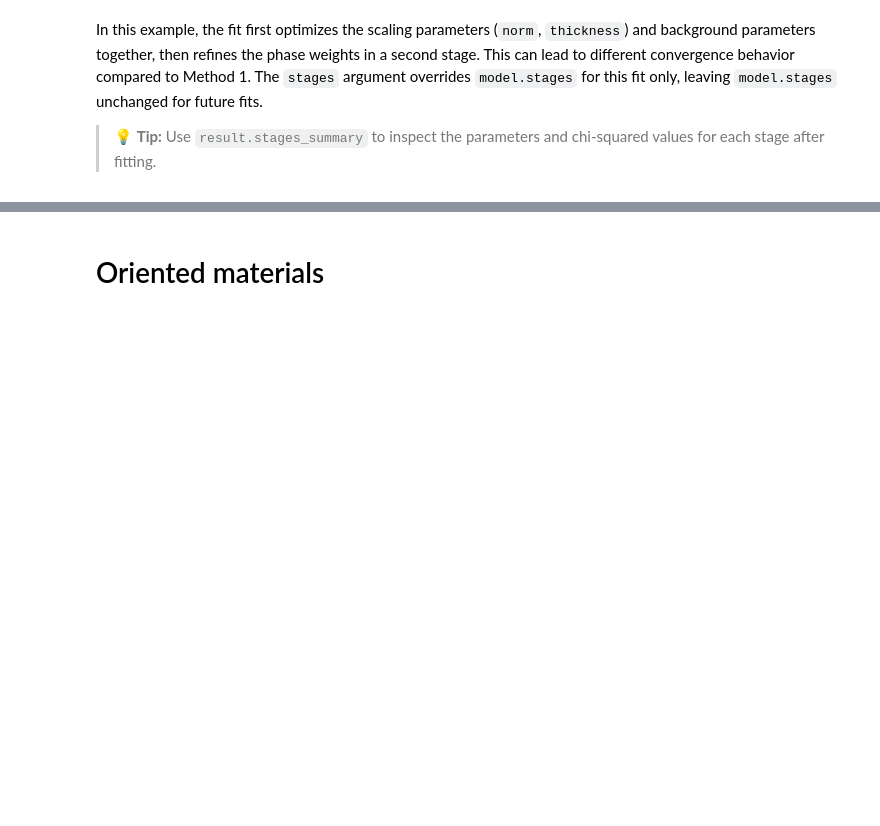
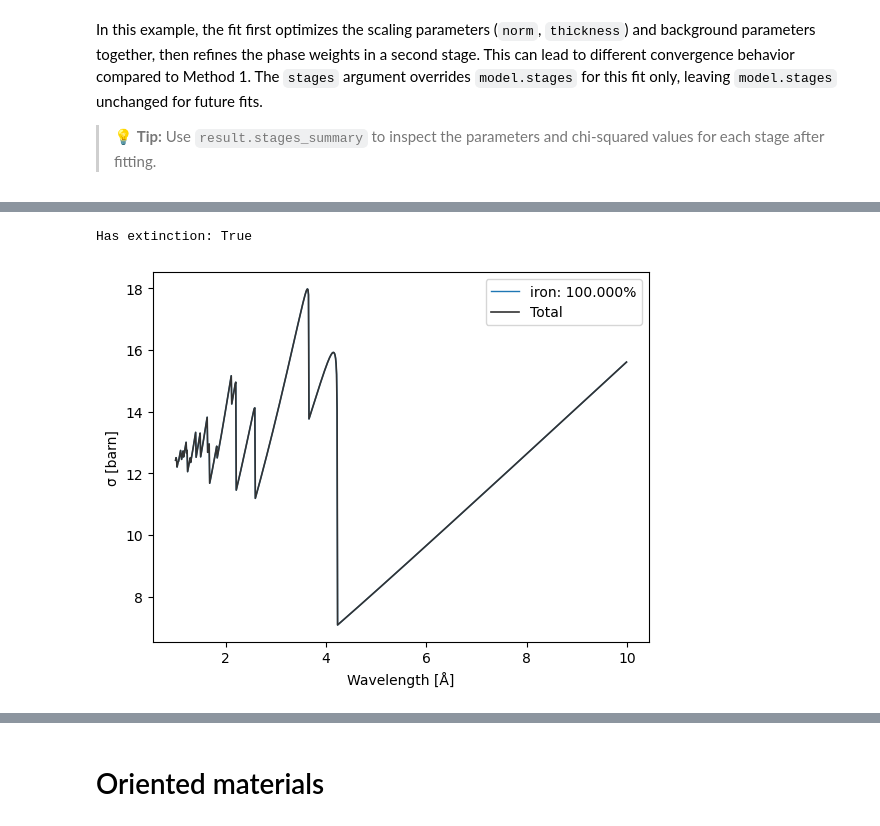
Before and after one commit to TsvikiHirsh/nbragg, a Jupyter notebook: notebooks/nbragg_tutorial.ipynb, the cells around one changed output, grey strips where cells are left out. Drawn from its saved outputs; the diff is of its cells as text; code cells hidden in the pictures; blank space fills up the shorter version.

```diff
--- a/notebooks/nbragg_tutorial.ipynb
+++ b/notebooks/nbragg_tutorial.ipynb
@@ -430,0 +443,25 @@ xs_sans.plot()
+# %%
+# Define material with extinction
+xs_ext = nbragg.CrossSection({
+    'iron': {
+        'mat': 'Fe_sg225_Iron-gamma.ncmat',
+        'ext_method': 'Sabine_uncorr',
+        'ext_l': 100.0,      # Crystallite size (Angstroms)
+        'ext_Gg': 150.0,      # Mosaicity (1/rad)
+        'ext_L': 100000.0,    # Grain size (Angstroms)
+        'ext_dist': 'tri'   # Distribution type
+    }
+})
+
+# Verify extinction is in the NCMAT data
+print("Has extinction:", '@CUSTOM_CRYSEXTN' in xs_ext.textdata['iron'])
+
+# You can also update extinction parameters dynamically
+xs_ext.materials['iron']['ext_l'] = 3000.0
+xs_ext.update()
+
+# Plot to see the effect
+xs_ext.plot();
+# %% [output]
+Has extinction: True
+[figure, added]
```
Also changed, not shown: parts of 63 cells of this notebook.
